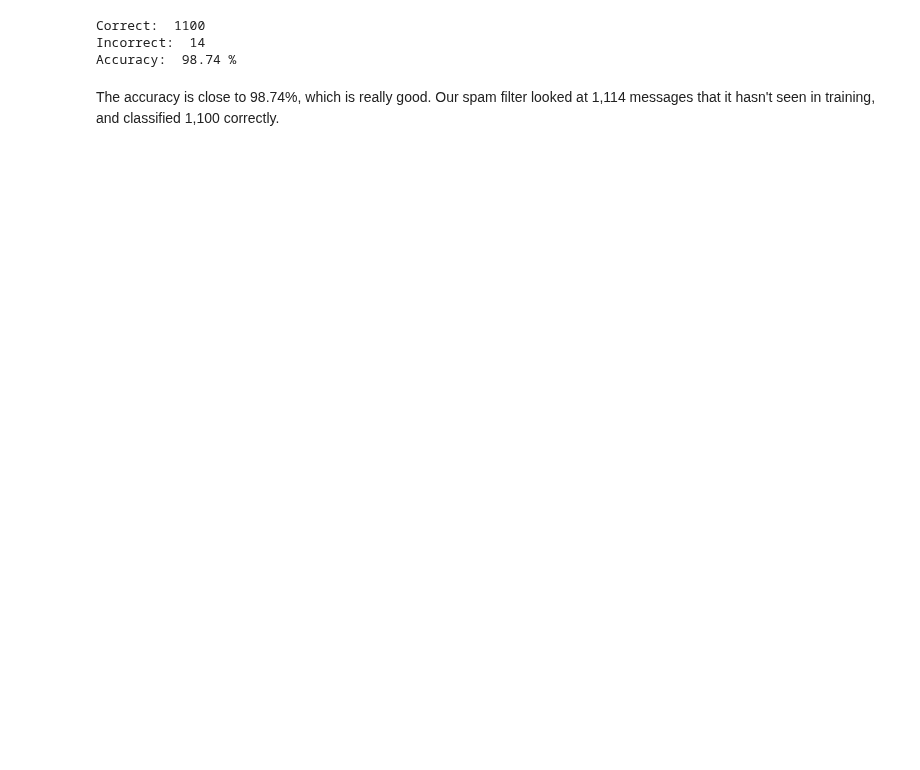
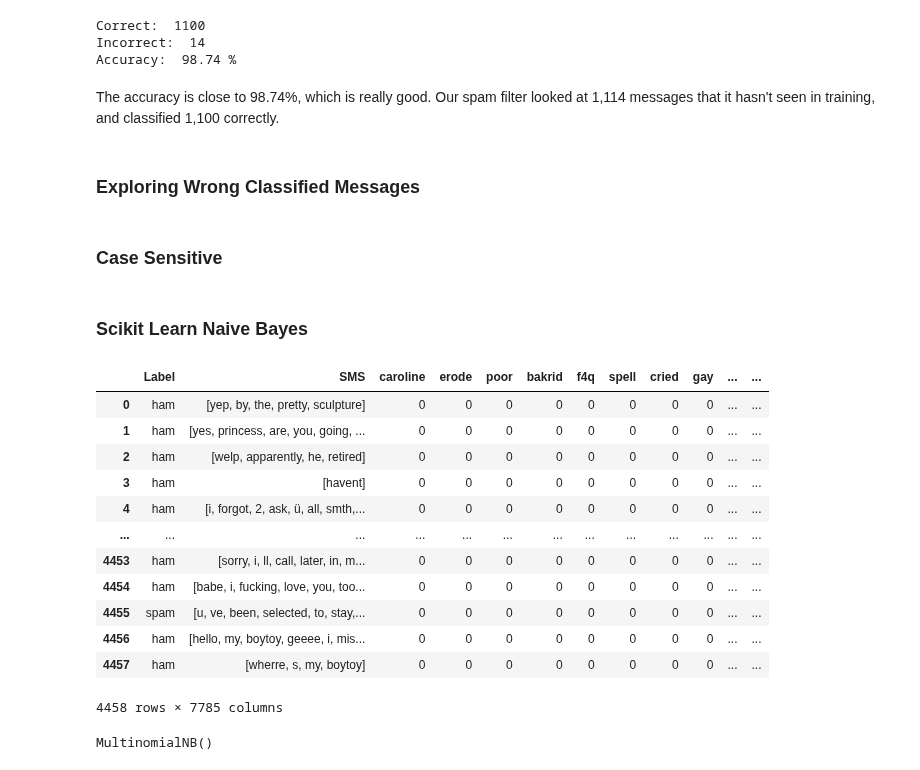
Before and after one commit to raduspaimoc/DataQuest-Projects, a Jupyter notebook: Classification Problems/Spam Filter (with Naive Bayes)/Spam filter with Naive Bayes (Multinomial).ipynb, the cells around one changed output. Drawn from its saved outputs; the diff is of its cells as text; code cells hidden in the pictures; blank space fills up the shorter version.

Commit message:
[WIP] Spam with scikit learn naive bayes, missing adjustments to the implemented version.

```diff
--- a/Classification Problems/Spam Filter (with Naive Bayes)/Spam filter with Naive Bayes (Multinomial).ipynb
+++ b/Classification Problems/Spam Filter (with Naive Bayes)/Spam filter with Naive Bayes (Multinomial).ipynb
@@ -375,3 +375,9 @@ Accuracy:  98.74 %
 # %% [markdown]
 
 The accuracy is close to 98.74%, which is really good. Our spam filter looked at 1,114 messages that it hasn't seen in training, and classified 1,100 correctly.
+# %% [markdown]
+### Exploring Wrong Classified Messages
+# %% [markdown]
+### Case Sensitive
+# %% [markdown]
+### Scikit Learn Naive Bayes
@@ -377,0 +387,16 @@ The accuracy is close to 98.74%, which is really good. Our spam filter looked at
+# %%
+training_set
+# %% [output]
+|  | Label | SMS | caroline | erode | poor | bakrid | f4q | spell | cried | gay | ... | ... |
+| 0 | ham | [yep, by, the, pretty, sculpture] | 0 | 0 | 0 | 0 | 0 | 0 | 0 | 0 | ... | ... |
+| 1 | ham | [yes, princess, are, you, going, ... | 0 | 0 | 0 | 0 | 0 | 0 | 0 | 0 | ... | ... |
+| 2 | ham | [welp, apparently, he, retired] | 0 | 0 | 0 | 0 | 0 | 0 | 0 | 0 | ... | ... |
+| 3 | ham | [havent] | 0 | 0 | 0 | 0 | 0 | 0 | 0 | 0 | ... | ... |
+| 4 | ham | [i, forgot, 2, ask, ü, all, smth,... | 0 | 0 | 0 | 0 | 0 | 0 | 0 | 0 | ... | ... |
+| ... | ... | ... | ... | ... | ... | ... | ... | ... | ... | ... | ... | ... |
+| 4453 | ham | [sorry, i, ll, call, later, in, m... | 0 | 0 | 0 | 0 | 0 | 0 | 0 | 0 | ... | ... |
+| 4454 | ham | [babe, i, fucking, love, you, too... | 0 | 0 | 0 | 0 | 0 | 0 | 0 | 0 | ... | ... |
+| 4455 | spam | [u, ve, been, selected, to, stay,... | 0 | 0 | 0 | 0 | 0 | 0 | 0 | 0 | ... | ... |
+| 4456 | ham | [hello, my, boytoy, geeee, i, mis... | 0 | 0 | 0 | 0 | 0 | 0 | 0 | 0 | ... | ... |
+| 4457 | ham | [wherre, s, my, boytoy] | 0 | 0 | 0 | 0 | 0 | 0 | 0 | 0 | ... | ... |
+4458 rows × 7785 columns
@@ -377,0 +405,4 @@ The accuracy is close to 98.74%, which is really good. Our spam filter looked at
+# %%
+clf.fit(training_set[training_set.columns.tolist()[2:]], training_set[training_set.columns.tolist()[0]])
+# %% [output]
+MultinomialNB()
```
Also changed, not shown: parts of 11 cells of this notebook.
